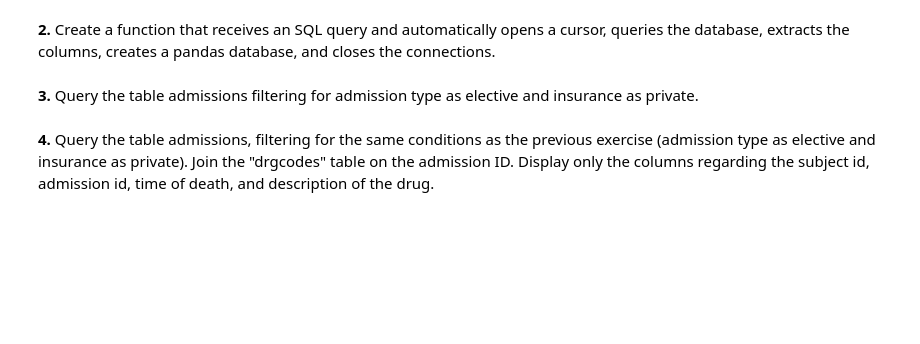
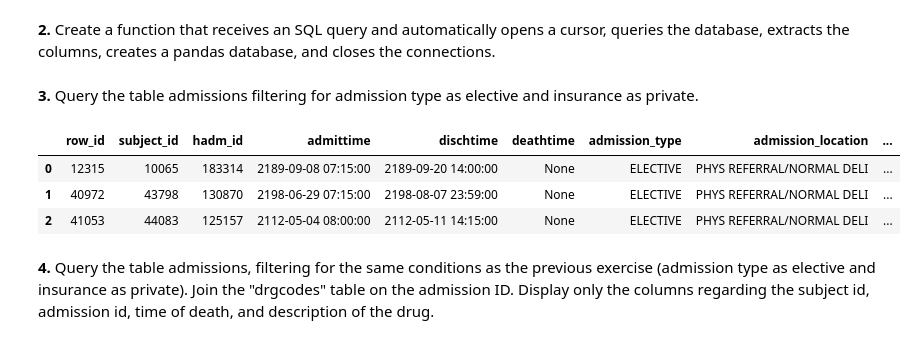
Before and after one commit to LuisLopes25/Assignment2, a Jupyter notebook: Assignment2_tofill.ipynb, the cells around one changed output. Saved outputs shown, nothing was run; the diff lists cells and outputs as text; code cells hidden in the pictures; blank space fills up the shorter version.

```diff
--- a/Assignment2_tofill.ipynb
+++ b/Assignment2_tofill.ipynb
@@ -56,4 +87,20 @@ You will now have to answer a few SQL questions.
 # %% [markdown]
 **3.** Query the table admissions filtering for admission type as elective and insurance as private.
+# %%
+filtering = "SELECT * FROM public.admissions WHERE admission_type = 'ELECTIVE' AND insurance = 'Private'"
+cursor.execute(filtering)
+
+colnames = [desc[0] for desc in cursor.description]
+data = cursor.fetchall()
+
+
+
+filtered_table = pd.DataFrame(data, columns = colnames)
+filtered_table
+# %% [output]
+|  | row_id | subject_id | hadm_id | admittime | dischtime | deathtime | admission_type | admission_location | ... |
+| 0 | 12315 | 10065 | 183314 | 2189-09-08 07:15:00 | 2189-09-20 14:00:00 | None | ELECTIVE | PHYS REFERRAL/NORMAL DELI | ... |
+| 1 | 40972 | 43798 | 130870 | 2198-06-29 07:15:00 | 2198-08-07 23:59:00 | None | ELECTIVE | PHYS REFERRAL/NORMAL DELI | ... |
+| 2 | 41053 | 44083 | 125157 | 2112-05-04 08:00:00 | 2112-05-11 14:15:00 | None | ELECTIVE | PHYS REFERRAL/NORMAL DELI | ... |
 # %% [markdown]
 **4.** Query the table admissions, filtering for the same conditions as the previous exercise (admission type as elective and insurance as private). Join the "drgcodes" table on the admission ID. Display only the columns regarding the subject id, admission id, time of death, and description of the drug.
```
Also changed, not shown: parts of 6 cells of this notebook.
